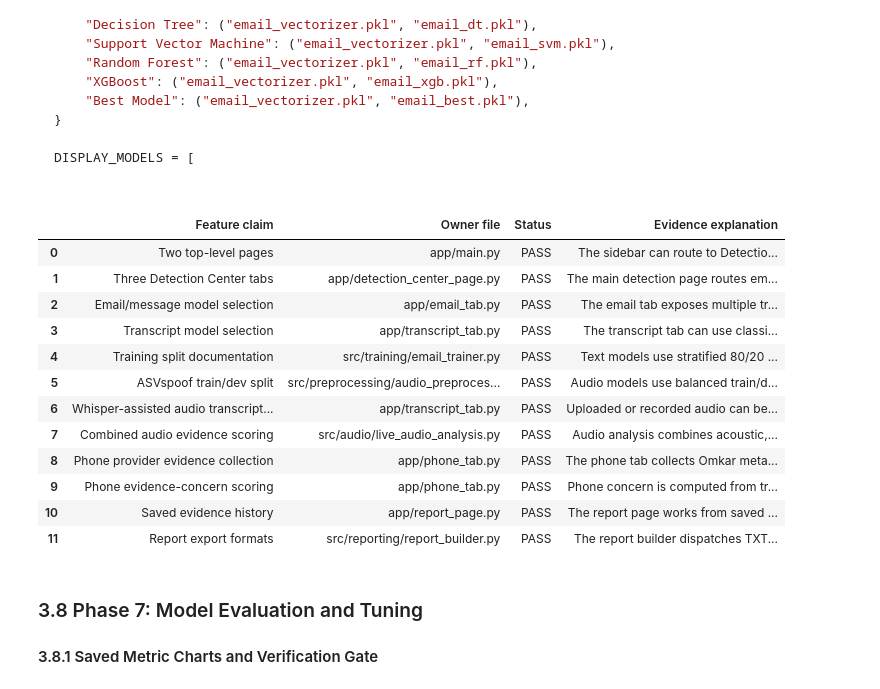
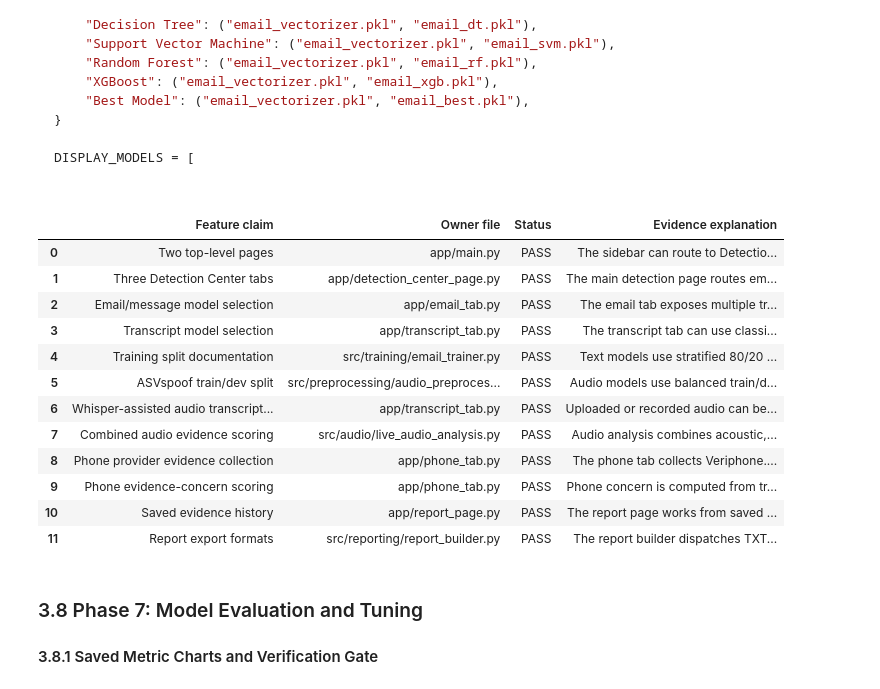
Before and after one commit to mikeshyway/ai-scam-detector, a Jupyter notebook: notebooks/00_final_prototype_evidence_notebook.ipynb, the cells around one changed output. Saved outputs shown, nothing was run; the diff lists cells and outputs as text; code cells hidden in the pictures.

```diff
--- a/notebooks/00_final_prototype_evidence_notebook.ipynb
+++ b/notebooks/00_final_prototype_evidence_notebook.ipynb
@@ -927,35 +927,35 @@ def contains(relative_path: str, *needles: str) -> bool:
 
 feature_checks = [
     ("Two top-level pages", "app/main.py", contains("app/main.py", "Detection Center", "AI Report Generator", "PAGES"), "The sidebar can route to Detection Center and AI Report Generator."),
     ("Three Detection Center tabs", "app/detection_center_page.py", contains("app/detection_center_page.py", 'active_tab == "email"', 'active_tab == "transcript"', 'active_tab == "phone"'), "The main detection page routes email, transcript/audio, and phone workflows."),
     ("Email/message model selection", "app/email_tab.py", contains("app/email_tab.py", "MODEL_FILES", "Naive Bayes", "Support Vector Machine", "XGBoost"), "The email tab exposes multiple trained model choices."),
     ("Transcript model selection", "app/transcript_tab.py", contains("app/transcript_tab.py", "TRANSCRIPT_MODEL_FILES", "DistilBERT", "SVM", "Naive Bayes"), "The transcript tab can use classic ML or transformer artifacts."),
     ("Training split documentation", "src/training/email_trainer.py", contains("src/training/email_trainer.py", "test_size=0.2", "stratify=df"), "Text models use stratified 80/20 split logic."),
     ("ASVspoof train/dev split", "src/preprocessing/audio_preprocessor.py", contains("src/preprocessing/audio_preprocessor.py", "TRAIN_BONAFIDE_SAMPLES", "DEV_BONAFIDE_SAMPLES"), "Audio models use balanced train/dev subsets."),
     ("Whisper-assisted audio transcript flow", "app/transcript_tab.py", contains("app/transcript_tab.py", "WHISPER_MODEL_LABELS", "transcribe_with_whisper_details"), "Uploaded or recorded audio can be transcribed before text-risk analysis."),
     ("Combined audio evidence scoring", "src/audio/live_audio_analysis.py", contains("src/audio/live_audio_analysis.py", "analyse_live_chunk", "speech_quality", "transcript"), "Audio analysis combines acoustic, behavioral, and transcript-based signals."),
-    ("Phone provider evidence collection", "app/phone_tab.py", contains("app/phone_tab.py", "_build_phone_investigation", "lookup_omkar_metadata", "lookup_penipumy_reputation", "provider_coverage"), "The phone tab collects Omkar metadata and PenipuMY reputation evidence from configured live providers."),
+    ("Phone provider evidence collection", "app/phone_tab.py", contains("app/phone_tab.py", "_build_phone_investigation", "lookup_veriphone_metadata", "lookup_penipumy_reputation", "provider_coverage"), "The phone tab collects Veriphone.io metadata and PenipuMY reputation evidence from configured live providers."),
     ("Phone evidence-concern scoring", "app/phone_tab.py", contains("app/phone_tab.py", "CONCERN_WEIGHTS", "_build_phone_assessment", "score_type", "recommended_action"), "Phone concern is computed from transparent rule weights, not a trained caller-risk model."),
     ("Saved evidence history", "app/report_page.py", contains("app/report_page.py", "query_history", "sync_session_history", "history_fingerprint"), "The report page works from saved evidence history."),
     ("Report export formats", "src/reporting/report_builder.py", contains("src/reporting/report_builder.py", 'report_format == "TXT"', 'report_format == "PDF"', 'report_format == "DOCX"'), "The report builder dispatches TXT, PDF, and DOCX exports."),
 ]
 
 feature_proof_df = pd.DataFrame([
     {"Feature claim": claim, "Owner file": owner, "Status": ready_label(status), "Evidence explanation": explanation}
     for claim, owner, status, explanation in feature_checks
 ])
 display(feature_proof_df)
 # %% [output]
 |  | Feature claim | Owner file | Status | Evidence explanation |
 | 0 | Two top-level pages | app/main.py | PASS | The sidebar can route to Detectio... |
 | 1 | Three Detection Center tabs | app/detection_center_page.py | PASS | The main detection page routes em... |
 | 2 | Email/message model selection | app/email_tab.py | PASS | The email tab exposes multiple tr... |
 | 3 | Transcript model selection | app/transcript_tab.py | PASS | The transcript tab can use classi... |
 | 4 | Training split documentation | src/training/email_trainer.py | PASS | Text models use stratified 80/20 ... |
 | 5 | ASVspoof train/dev split | src/preprocessing/audio_preproces... | PASS | Audio models use balanced train/d... |
 | 6 | Whisper-assisted audio transcript... | app/transcript_tab.py | PASS | Uploaded or recorded audio can be... |
 | 7 | Combined audio evidence scoring | src/audio/live_audio_analysis.py | PASS | Audio analysis combines acoustic,... |
-| 8 | Phone provider evidence collection | app/phone_tab.py | PASS | The phone tab collects Omkar meta... |
+| 8 | Phone provider evidence collection | app/phone_tab.py | PASS | The phone tab collects Veriphone.... |
 | 9 | Phone evidence-concern scoring | app/phone_tab.py | PASS | Phone concern is computed from tr... |
 | 10 | Saved evidence history | app/report_page.py | PASS | The report page works from saved ... |
 | 11 | Report export formats | src/reporting/report_builder.py | PASS | The report builder dispatches TXT... |
```
Also changed, not shown: parts of 9 cells of this notebook, 22 other files.
